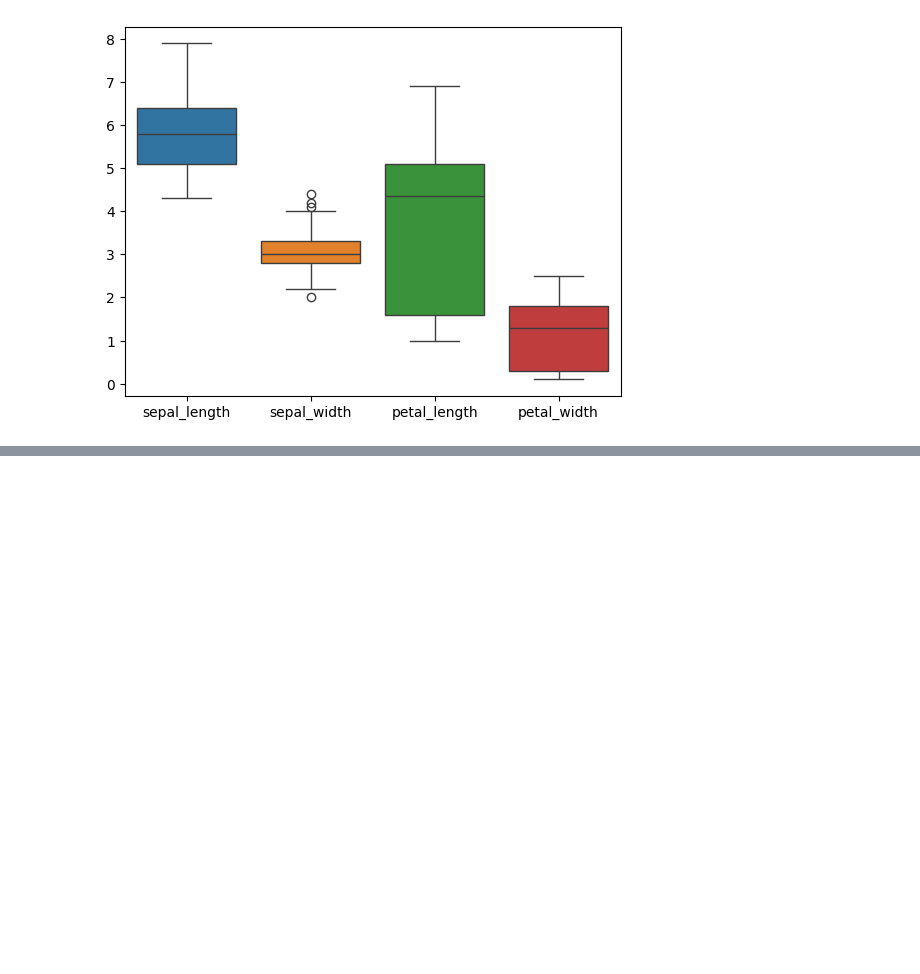
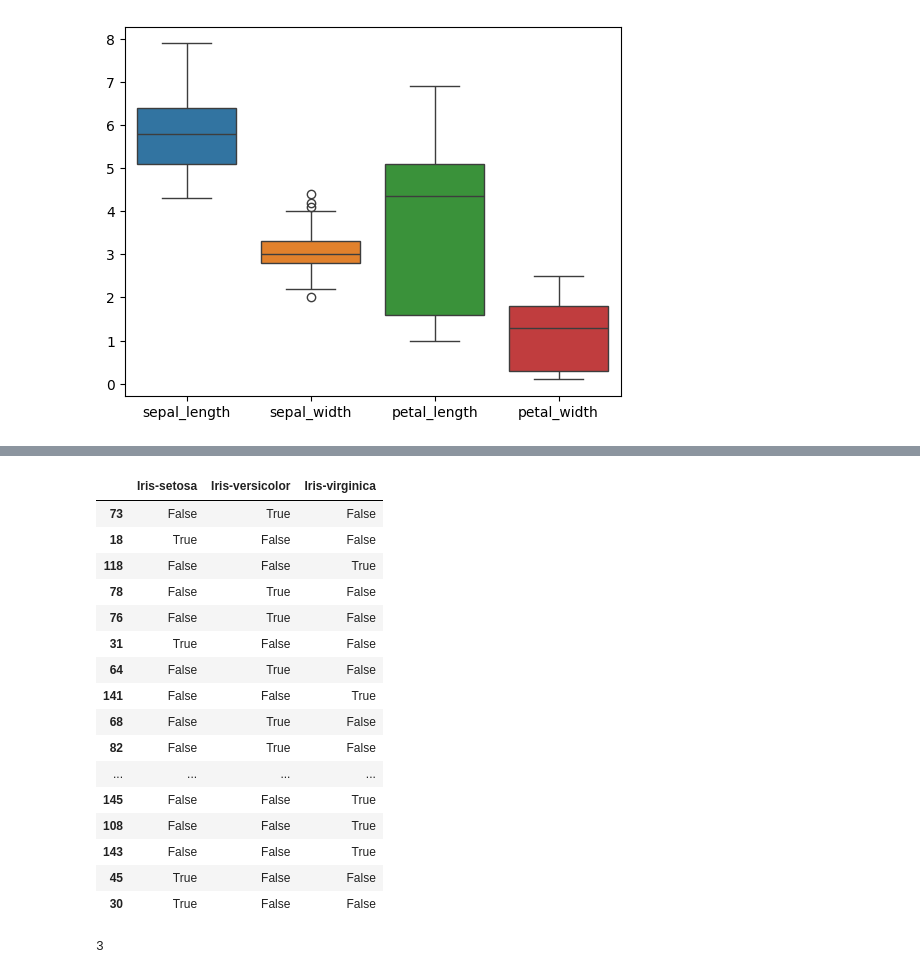
Before and after one commit to haram4th/fintech4, a Jupyter notebook: 07DeepLearning/03텐서플로우로 다중분류하기.ipynb, the cells around one changed output, grey strips where cells are left out. Saved outputs shown, nothing was run; the diff lists cells and outputs as text; code cells hidden in the pictures; blank space fills up the shorter version.

```diff
--- a/07DeepLearning/03텐서플로우로 다중분류하기.ipynb
+++ b/07DeepLearning/03텐서플로우로 다중분류하기.ipynb
@@ -49,0 +206,2 @@ X_train, X_test, y_train, y_test = train_test_split(X, y, test_size=0.2, random_
+# %%
+X_train2, X_test2, y_train2, y_test2 = train_test_split(X, y, test_size=0.2, random_state=42)
@@ -49,0 +260,25 @@ X_train, X_test, y_train, y_test = train_test_split(X, y, test_size=0.2, random_
+# %%
+y_test2 = pd.get_dummies(y_test2)
+y_test2
+# %% [output]
+|  | Iris-setosa | Iris-versicolor | Iris-virginica |
+| 73 | False | True | False |
+| 18 | True | False | False |
+| 118 | False | False | True |
+| 78 | False | True | False |
+| 76 | False | True | False |
+| 31 | True | False | False |
+| 64 | False | True | False |
+| 141 | False | False | True |
+| 68 | False | True | False |
+| 82 | False | True | False |
+| ... | ... | ... | ... |
+| 145 | False | False | True |
+| 108 | False | False | True |
+| 143 | False | False | True |
+| 45 | True | False | False |
+| 30 | True | False | False |
+# %%
+y_train2.shape[1]
+# %% [output]
+3
```
Also changed, not shown: parts of 25 cells of this notebook, 2 other files.
